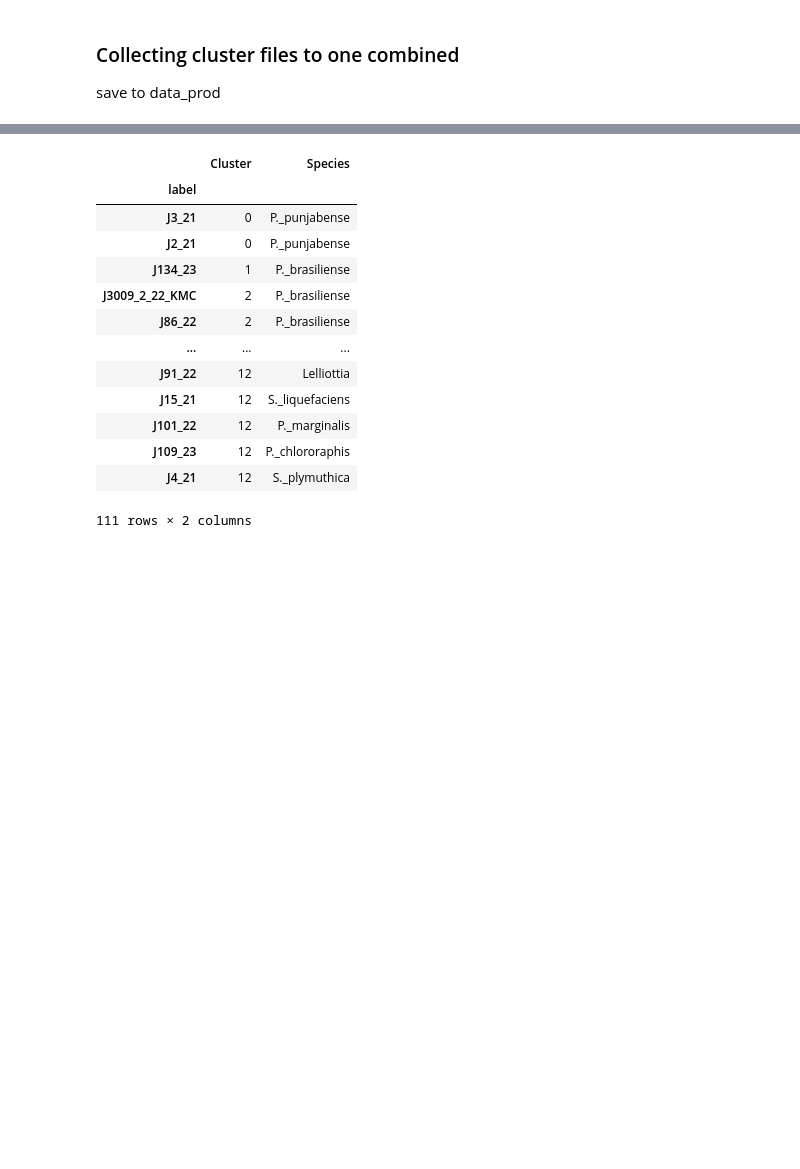
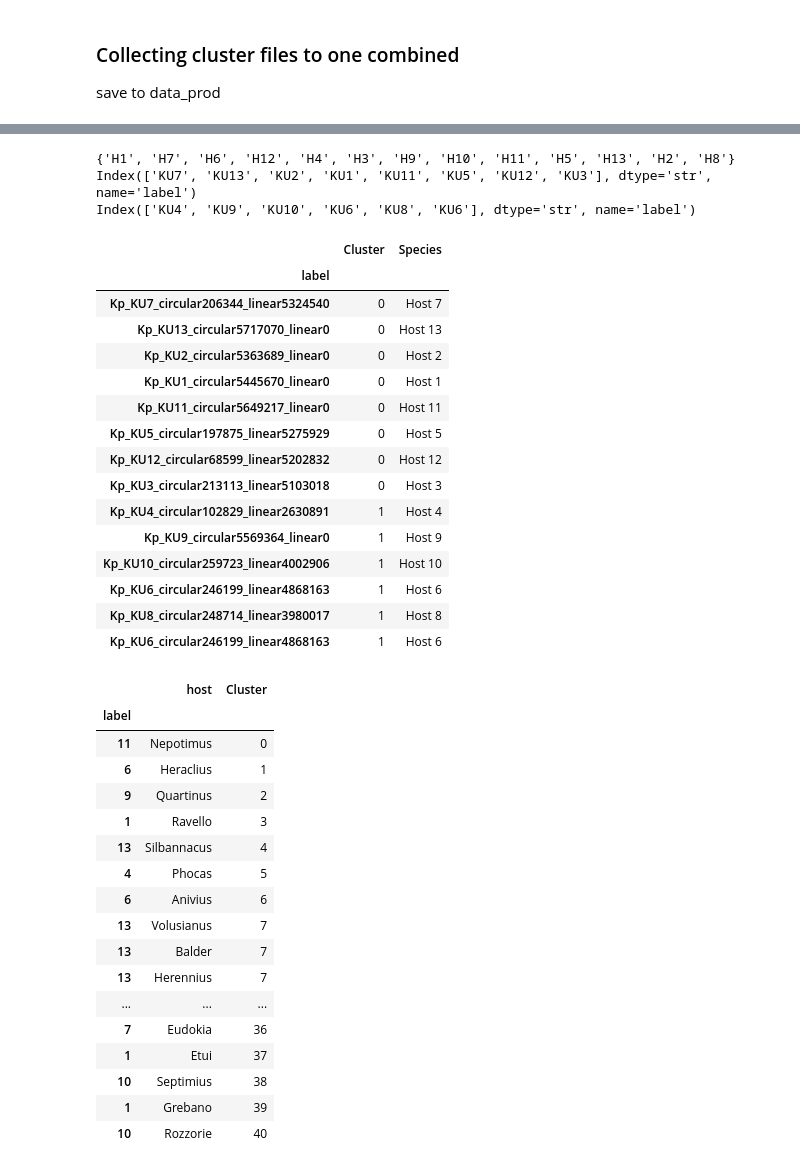
Before and after one commit to azzy72/PredictPhagePPI, a Jupyter notebook: notebooks/phylogeny_and_minhash.ipynb, the cells around one changed output, grey strips where cells are left out. Saved outputs shown, nothing was run; the diff lists cells and outputs as text; code cells hidden in the pictures; blank space fills up the shorter version.

Commit message:
progress to downsampling and cluster collection scripts

```diff
--- a/notebooks/phylogeny_and_minhash.ipynb
+++ b/notebooks/phylogeny_and_minhash.ipynb
@@ -1441,0 +1253,10 @@ The results were saved in sim_matrices/ in the downsampling folder (SM_sketches
+# %%
+from paths import *
+import sourmash
+n = 500
+k = 12
+
+# Example: Load a signature and print its details
+sig_dir = data_prod_path+"encoded_sketches_test/"+f"Bactmmh3_n{n}_k{k}/"
+example_sig = sourmash.load_file_as_signatures(sig_dir + os.listdir(sig_dir)[0])
+print(example_sig)
@@ -1511,21 +1376,48 @@ def collect_sourmash_clusters(sim_mat_dir):
 # %%
-SM_bact, SM_phage = collect_sourmash_clusters(SM_sim_mat_dir)
-#encoded_bact, encoded_phage = collect_sourmash_clusters(encoded_sim_mat_dir)
+SM_sim_mat_dir = data_prod_path+"SM_sketches/"+"sim_matrices/"
+encoded_sim_mat_dir = data_prod_path+"encoded_sketches_data2/"+"sim_matrices/"
 
-display(SM_bact)
-SM_bact.to_csv(data_prod_path+"BactSim_n500_k12_combined.csv", index=True)
+#SM_bact, SM_phage = collect_sourmash_clusters(SM_sim_mat_dir)
+encoded_bact, encoded_phage = collect_sourmash_clusters(encoded_sim_mat_dir, n=500, k=12, save_dir=data_prod_path+"encoded_sketches_data2/")
+
+display(encoded_bact)
+display(encoded_phage)
+#SM_bact.to_csv(data_prod_path+"BactSim_n500_k12_combined.csv", index=True)
 # %% [output]
+{'H1', 'H7', 'H6', 'H12', 'H4', 'H3', 'H9', 'H10', 'H11', 'H5', 'H13', 'H2', 'H8'}
+Index(['KU7', 'KU13', 'KU2', 'KU1', 'KU11', 'KU5', 'KU12', 'KU3'], dtype='str', name='label')
+Index(['KU4', 'KU9', 'KU10', 'KU6', 'KU8', 'KU6'], dtype='str', name='label')
 |  | Cluster | Species |
 | label |  |  |
-| J3_21 | 0 | P._punjabense |
-| J2_21 | 0 | P._punjabense |
-| J134_23 | 1 | P._brasiliense |
-| J3009_2_22_KMC | 2 | P._brasiliense |
-| J86_22 | 2 | P._brasiliense |
-| ... | ... | ... |
-| J91_22 | 12 | Lelliottia |
-| J15_21 | 12 | S._liquefaciens |
-| J101_22 | 12 | P._marginalis |
-| J109_23 | 12 | P._chlororaphis |
-| J4_21 | 12 | S._plymuthica |
+| Kp_KU7_circular206344_linear5324540 | 0 | Host 7 |
+| Kp_KU13_circular5717070_linear0 | 0 | Host 13 |
+| Kp_KU2_circular5363689_linear0 | 0 | Host 2 |
+| Kp_KU1_circular5445670_linear0 | 0 | Host 1 |
+| Kp_KU11_circular5649217_linear0 | 0 | Host 11 |
+| Kp_KU5_circular197875_linear5275929 | 0 | Host 5 |
+| Kp_KU12_circular68599_linear5202832 | 0 | Host 12 |
+| Kp_KU3_circular213113_linear5103018 | 0 | Host 3 |
+| Kp_KU4_circular102829_linear2630891 | 1 | Host 4 |
+| Kp_KU9_circular5569364_linear0 | 1 | Host 9 |
+| Kp_KU10_circular259723_linear4002906 | 1 | Host 10 |
+| Kp_KU6_circular246199_linear4868163 | 1 | Host 6 |
+| Kp_KU8_circular248714_linear3980017 | 1 | Host 8 |
+| Kp_KU6_circular246199_linear4868163 | 1 | Host 6 |
-111 rows × 2 columns
+|  | host | Cluster |
+| label |  |  |
+| 11 | Nepotimus | 0 |
+| 6 | Heraclius | 1 |
+| 9 | Quartinus | 2 |
+| 1 | Ravello | 3 |
+| 13 | Silbannacus | 4 |
+| 4 | Phocas | 5 |
+| 6 | Anivius | 6 |
+| 13 | Volusianus | 7 |
+| 13 | Balder | 7 |
+| 13 | Herennius | 7 |
+| ... | ... | ... |
+| 7 | Eudokia | 36 |
+| 1 | Etui | 37 |
+| 10 | Septimius | 38 |
+| 1 | Grebano | 39 |
+| 10 | Rozzorie | 40 |
```
Also changed, not shown: parts of 25 cells of this notebook, 9 other files.
